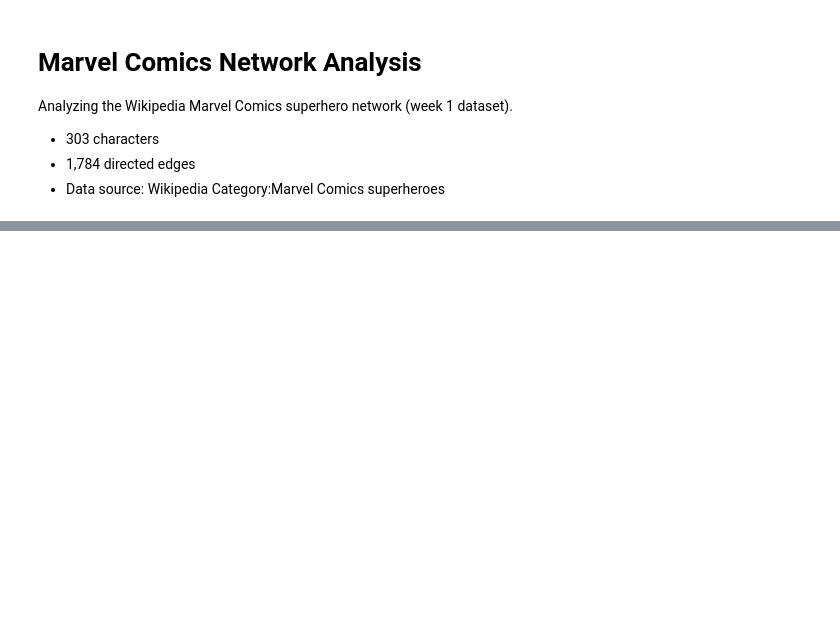
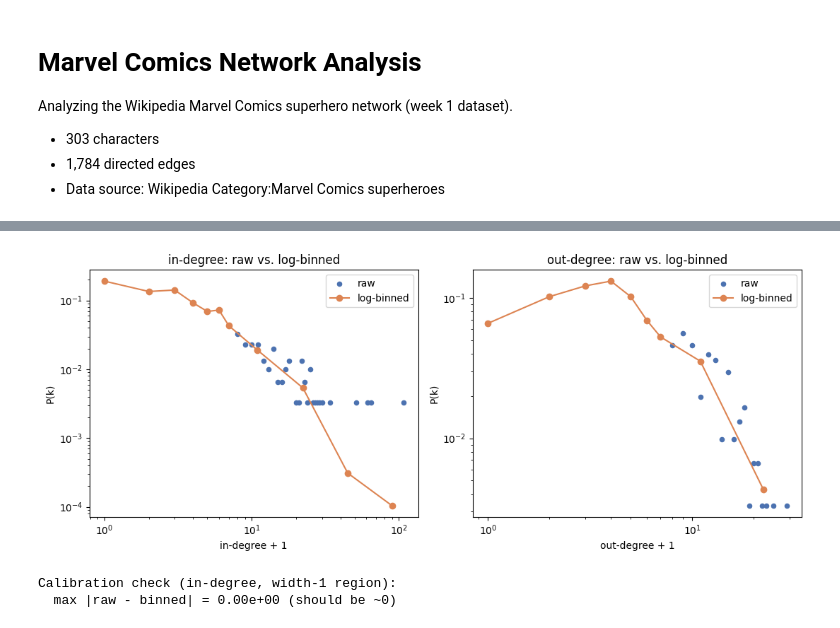
Before and after one commit to kaykay-ng/legendary-sniffle, a Jupyter notebook: notebooks/analysis.ipynb, the cells around one changed output, grey strips where cells are left out. Drawn from its saved outputs; the diff is of its cells as text; code cells hidden in the pictures; blank space fills up the shorter version.

```diff
--- a/notebooks/analysis.ipynb
+++ b/notebooks/analysis.ipynb
@@ -68,0 +230,55 @@ print(f"Exported graph to network.json")
+# %%
+def log_bin_edges(max_u):
+    """Width-1 edges up to u+1=8, then doubling edges, up to and past max_u."""
+    edges = list(range(1, 9))  # 1,2,...,8 -> width-1 bins for u=1..7
+    while edges[-1] <= max_u:
+        edges.append(edges[-1] * 2)
+    return edges
+
+
+def log_bin_distribution(values, n_total):
+    """Bin integer-valued `values` (already k+1) with the Goodies recipe.
+
+    Returns (raw_x, raw_pmf, bin_centers, bin_pdf) where both curves are
+    normalized as probability (mass/density) so they coincide in width-1 bins.
+    """
+    counts = pd.Series(values).value_counts().sort_index()
+    raw_x = counts.index.values
+    raw_pmf = counts.values / n_total
+
+    edges = log_bin_edges(raw_x.max())
+    centers, pdf = [], []
+    for lo, hi in zip(edges[:-1], edges[1:]):
+        width = hi - lo
+        count_in_bin = counts[(counts.index >= lo) & (counts.index < hi)].sum()
+        if count_in_bin == 0:
+            continue
+        centers.append(np.sqrt(lo * (hi - 1)))
+        pdf.append(count_in_bin / width / n_total)
+    return raw_x, raw_pmf, np.array(centers), np.array(pdf)
+
+
+fig, axes = plt.subplots(1, 2, figsize=(11, 4.5))
+for ax, col, label in zip(axes, ['in_k1', 'out_k1'], ['in-degree', 'out-degree']):
+    raw_x, raw_pmf, centers, pdf = log_bin_distribution(deg_df[col], n)
+    ax.scatter(raw_x, raw_pmf, s=20, color='#4C72B0', label='raw', zorder=2)
+    ax.plot(centers, pdf, 'o-', color='#DD8452', label='log-binned', zorder=3)
+    ax.set_xscale('log')
+    ax.set_yscale('log')
+    ax.set_xlabel(f'{label} + 1')
+    ax.set_ylabel('P(k)')
+    ax.set_title(f'{label}: raw vs. log-binned')
+    ax.legend()
+
+plt.tight_layout()
+plt.show()
+
+# Calibration check: in the width-1 region (u = 1..7), raw and binned must match exactly
+raw_x, raw_pmf, centers, pdf = log_bin_distribution(deg_df['in_k1'], n)
+width1_mask = centers <= 7
+print("Calibration check (in-degree, width-1 region):")
+print(f"  max |raw - binned| = {np.max(np.abs(pdf[width1_mask] - raw_pmf[:width1_mask.sum()])):.2e} (should be ~0)")
+# %% [output]
+[figure, added]
+Calibration check (in-degree, width-1 region):
+  max |raw - binned| = 0.00e+00 (should be ~0)
```
Also changed, not shown: parts of 20 cells of this notebook, 10 other files.
